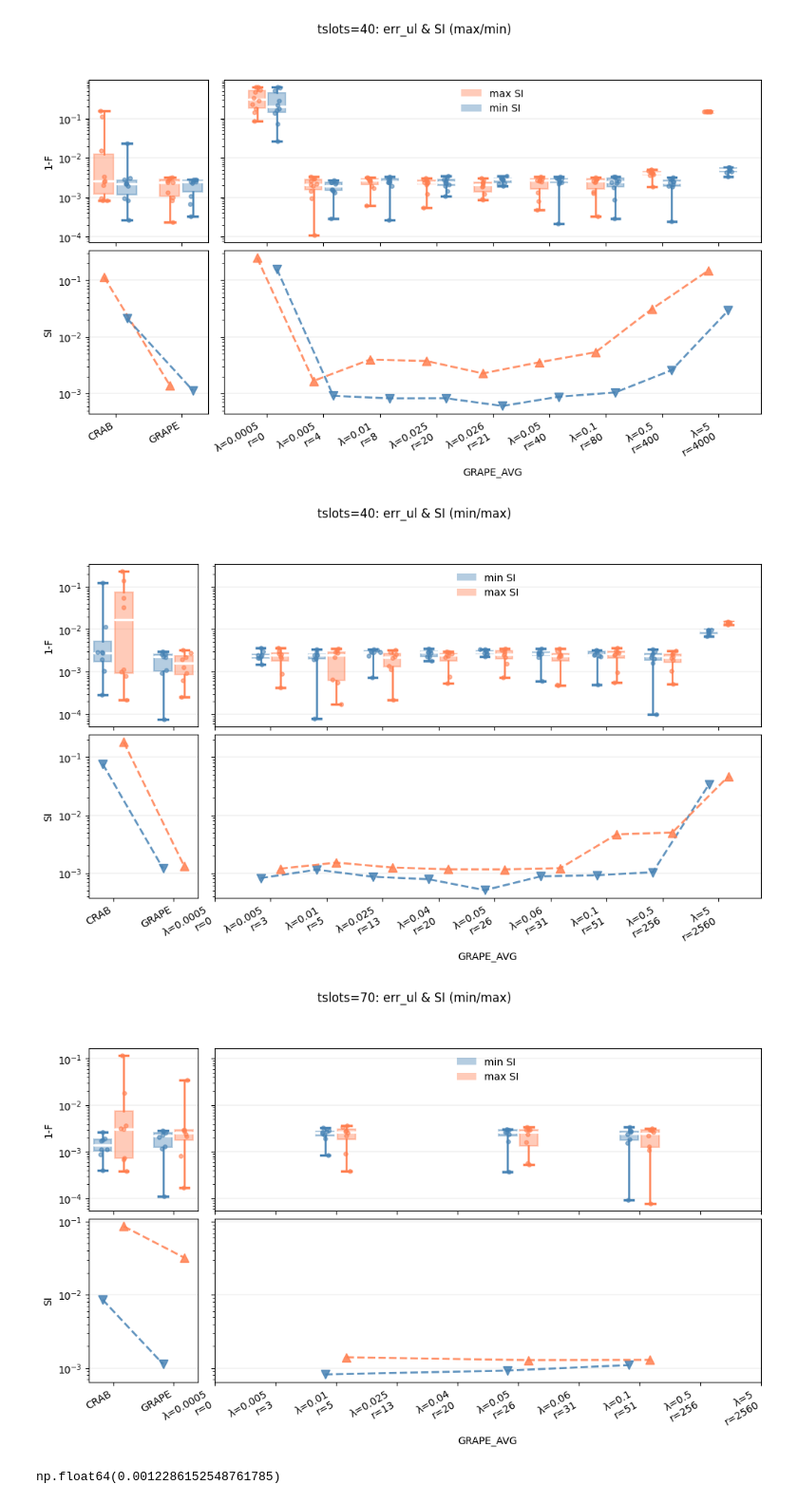
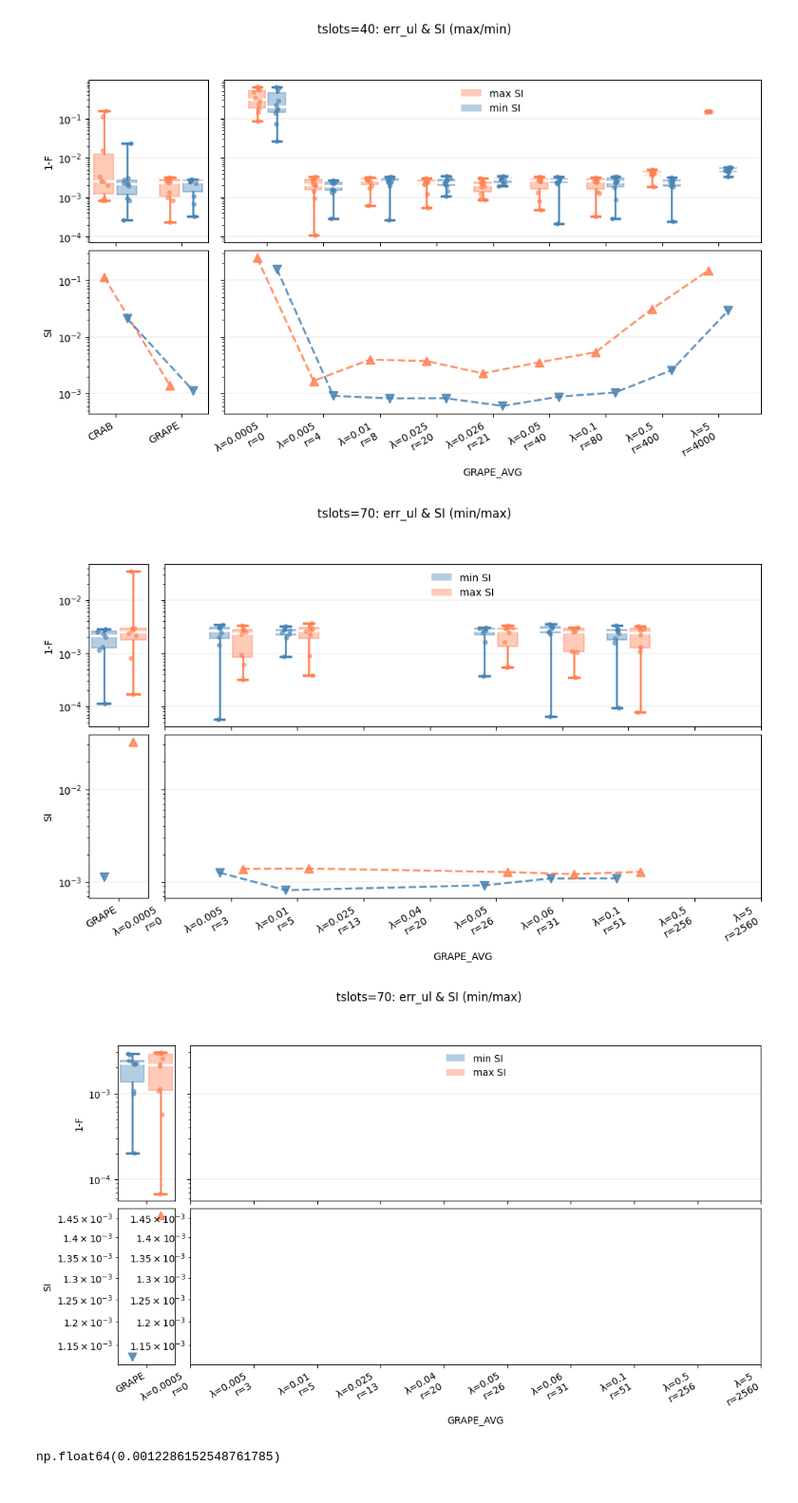
Before and after one commit to cicacica/VeriPulse, a Jupyter notebook: notebooks/data_processing.ipynb, the cells around one changed output. Shown at 95% size. Saved outputs shown, nothing was run; the diff lists cells and outputs as text; code cells hidden in the pictures.

Commit message:
sweep 70 dummyless

```diff
--- a/notebooks/data_processing.ipynb
+++ b/notebooks/data_processing.ipynb
@@ -902,15 +902,15 @@ plot_lambda_scan(data_dir_dummyyes, lambdas=np.sort([5,0.1,0.5,0.05,0.01,0.025,0
 # %% [output]
 [figure]
 # %%
-plot_lambda_scan(data_dir_dummyless, lambdas=np.sort([0.06,0.04,5,0.5,0.1,0.05,0.01,0.025,0.005,0.0005]), tslots=40,
-                 si_case=['min','max'], log_y=True, separate_si=True, ref_methods=['CRAB','GRAPE'], n_states=8)
+plot_lambda_scan(data_dir_dummyless, lambdas=np.sort([0.06,0.04,5,0.5,0.1,0.05,0.01,0.025,0.005,0.0005]), tslots=70,
+                 si_case=['min','max'], log_y=True, separate_si=True, ref_methods=['GRAPE'], n_states=8)
 # %% [output]
-[figure, old version]
+[figure, new version]
 # %%
-plot_lambda_scan(data_dir_dummyless, lambdas=np.sort([0.06,0.04,5,0.5,0.1,0.05,0.01,0.025,0.005,0.0005]), tslots=70,
-                 si_case=['min','max'], log_y=True, separate_si=True, ref_methods=['CRAB','GRAPE'], n_states=8)
+plot_lambda_scan(data_dir_dummyyes, lambdas=np.sort([0.06,0.04,5,0.5,0.1,0.05,0.01,0.025,0.005,0.0005]), tslots=70,
+                 si_case=['min','max'], log_y=True, separate_si=True, ref_methods=['GRAPE'], n_states=8)
 # %% [output]
-[figure, old version]
+[figure, new version]
 # %%
 sum10=summary_lambda(40, data_dir_dummyyes,np.sort([5,0.5,0.05,0.01,0.025,0.005,0.0005]))
 # %%
```
Also changed, not shown: parts of 3 cells of this notebook, 10 other files.
